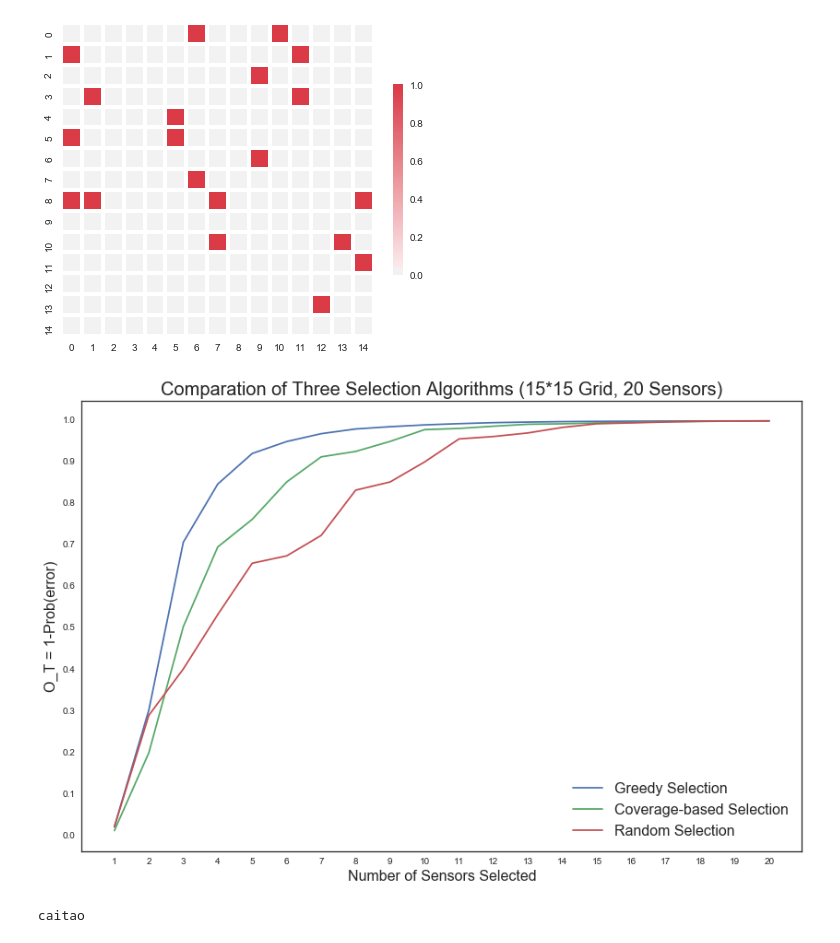
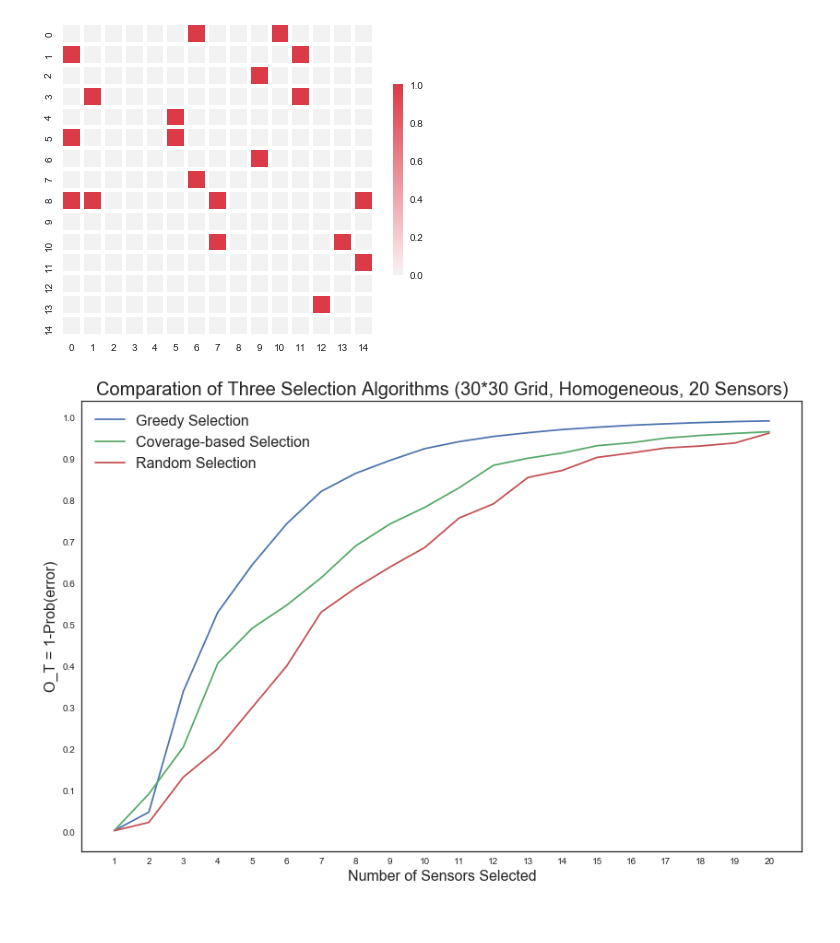
Before and after one commit to Wings-Lab/SelectSensor, a Jupyter notebook: testing.ipynb, the cells around one changed output. Drawn from its saved outputs; the diff is of its cells as text; code cells hidden in the pictures.

Commit message:
two figures ready

```diff
--- a/testing.ipynb
+++ b/testing.ipynb
@@ -120,33 +120,28 @@ for sensor in sensors:
         grid[x][y] = -1
     i += 1
 # %%
-df_greedy = pd.read_csv('plot_data2/Offline_Greedy_15.csv', header=None)
-df_coverage = pd.read_csv('plot_data2/Offline_Coverage_15.csv', header=None)
-df_random = pd.read_csv('plot_data2/Offline_Random_15.csv', header=None)
+df_greedy = pd.read_csv('plot_data2/Offline_Greedy_30.csv', header=None)
+df_coverage = pd.read_csv('plot_data2/Offline_Coverage_30.csv', header=None)
+df_random = pd.read_csv('plot_data2/Offline_Random_30.csv', header=None)
 
 
 X_greedy, Y_greedy = df_greedy[0].tolist(), df_greedy[1].tolist()
 X_coverage, Y_coverage = df_coverage[0].tolist(), df_coverage[1].tolist()
 X_random, Y_random = df_random[0].tolist(), df_random[1].tolist()
 
 plt.figure(figsize=(14,9))
 plt.plot(X_greedy, Y_greedy)
 plt.plot(X_coverage, Y_coverage)
 plt.plot(X_random, Y_random)
 plt.legend(['Greedy Selection', 'Coverage-based Selection', 'Random Selection'], prop={'size':16})
 plt.xlabel('Number of Sensors Selected', fontsize=16)
 plt.ylabel('O_T = 1-Prob(error)', fontsize=16)
-plt.title('Comparation of Three Selection Algorithms (15*15 Grid, 20 Sensors)', fontsize=20)
+plt.title('Comparation of Three Selection Algorithms (30*30 Grid, Homogeneous, 20 Sensors)', fontsize=20)
 x_axis = np.arange(1, 21, 1)
 plt.xticks(x_axis)
 y_axis = np.arange(0, 1.1, 0.1)
 plt.yticks(y_axis)
 #plt.savefig('plot/offline_homo_15.png')
 plt.show()
 # %% [output]
-[figure, old version]
+[figure, new version]
-# %%
-if 5*0.5709718697443434 == 5*0.5709718697443434:
-    print('caitao')
-# %% [output]
-caitao
```
Also changed, not shown: parts of 2 cells of this notebook, 5 other files.
